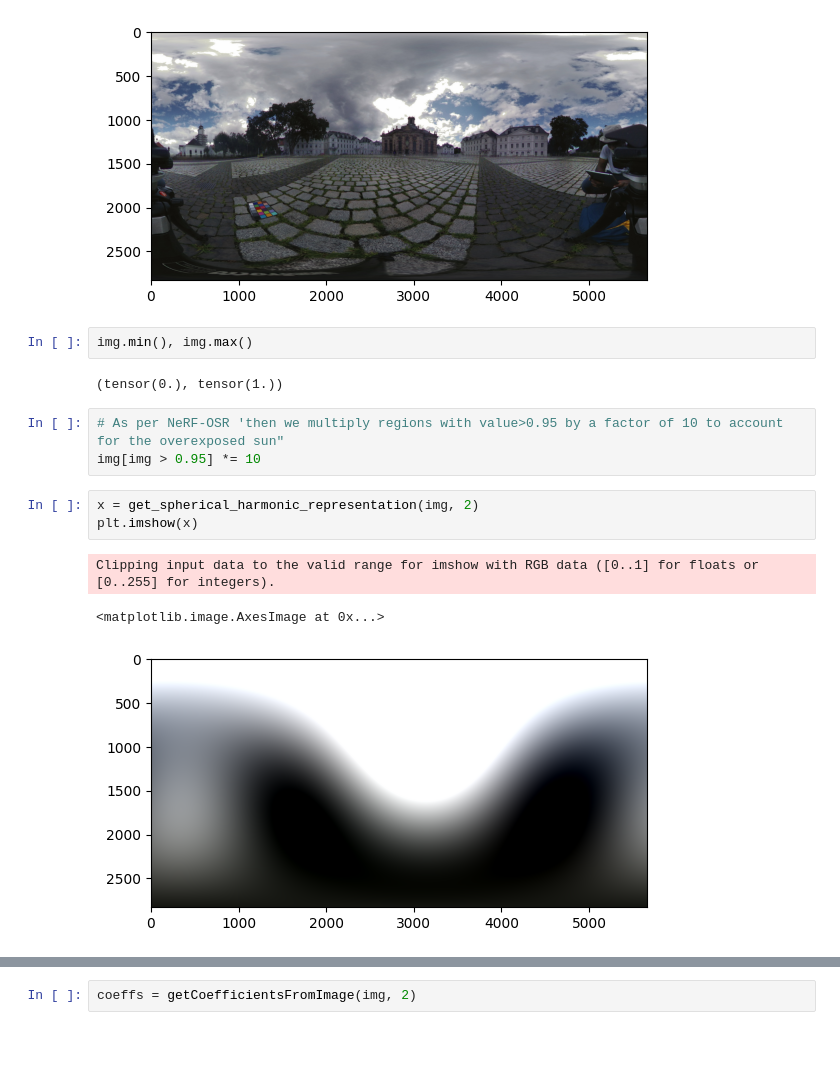
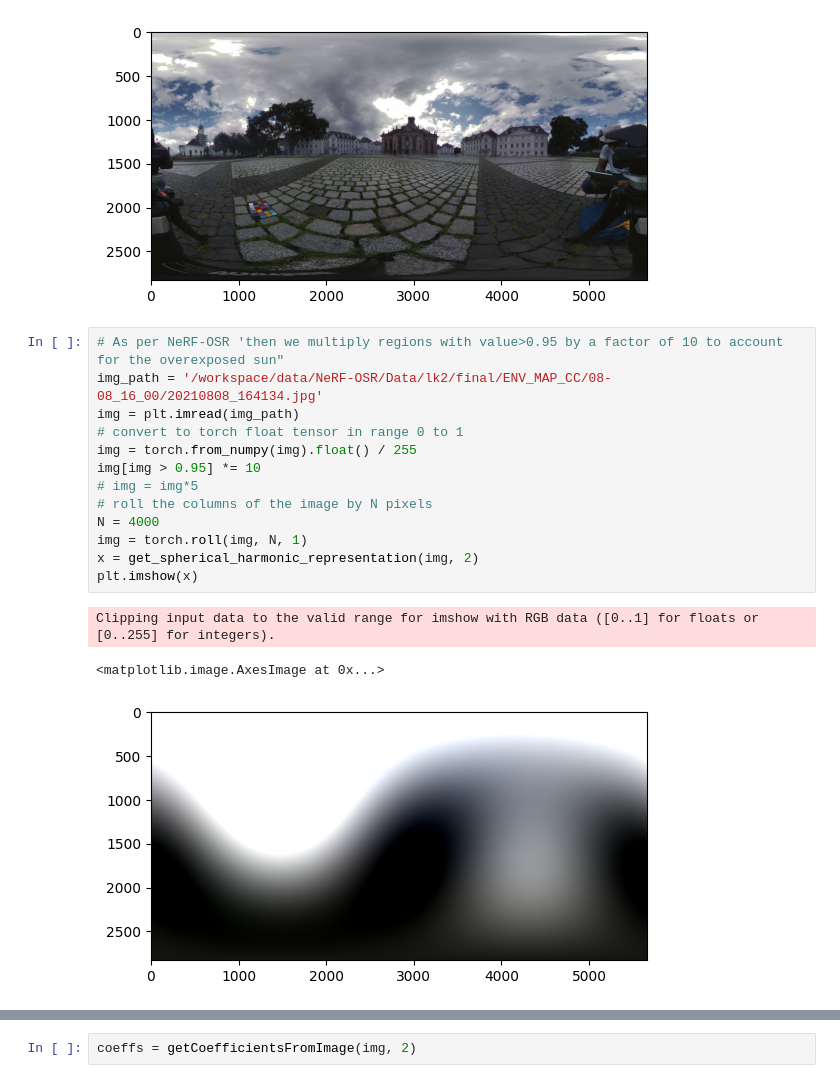
Before and after one commit to JADGardner/neusky, a Jupyter notebook: notebooks/nerfosr_envmaps.ipynb, the cells around one changed output, grey strips where cells are left out. Drawn from its saved outputs; the diff is of its cells as text; blank space fills up the shorter version.

```diff
--- a/notebooks/nerfosr_envmaps.ipynb
+++ b/notebooks/nerfosr_envmaps.ipynb
@@ -58,17 +72,20 @@ plt.imshow(img)
 # %% [output]
 <matplotlib.image.AxesImage at 0x...>
 [figure]
-# %%
-img.min(), img.max()
-# %% [output]
-(tensor(0.), tensor(1.))
 # %%
 # As per NeRF-OSR 'then we multiply regions with value>0.95 by a factor of 10 to account for the overexposed sun"
+img_path = '/workspace/data/NeRF-OSR/Data/lk2/final/ENV_MAP_CC/08-08_16_00/20210808_164134.jpg'
+img = plt.imread(img_path)
+# convert to torch float tensor in range 0 to 1
+img = torch.from_numpy(img).float() / 255
 img[img > 0.95] *= 10
+# img = img*5
+# roll the columns of the image by N pixels
+N = 4000
+img = torch.roll(img, N, 1)
+x = get_spherical_harmonic_representation(img, 2)
+plt.imshow(x)
+# %% [output]
+Clipping input data to the valid range for imshow with RGB data ([0..1] for floats or [0..255] for integers).
+<matplotlib.image.AxesImage at 0x...>
+[figure, added]
-# %%
-x = get_spherical_harmonic_representation(img, 2)
-plt.imshow(x)
-# %% [output]
-Clipping input data to the valid range for imshow with RGB data ([0..1] for floats or [0..255] for integers).
-<matplotlib.image.AxesImage at 0x...>
-[figure, removed]
```
Also changed, not shown: parts of 2 cells of this notebook, 3 other files.
